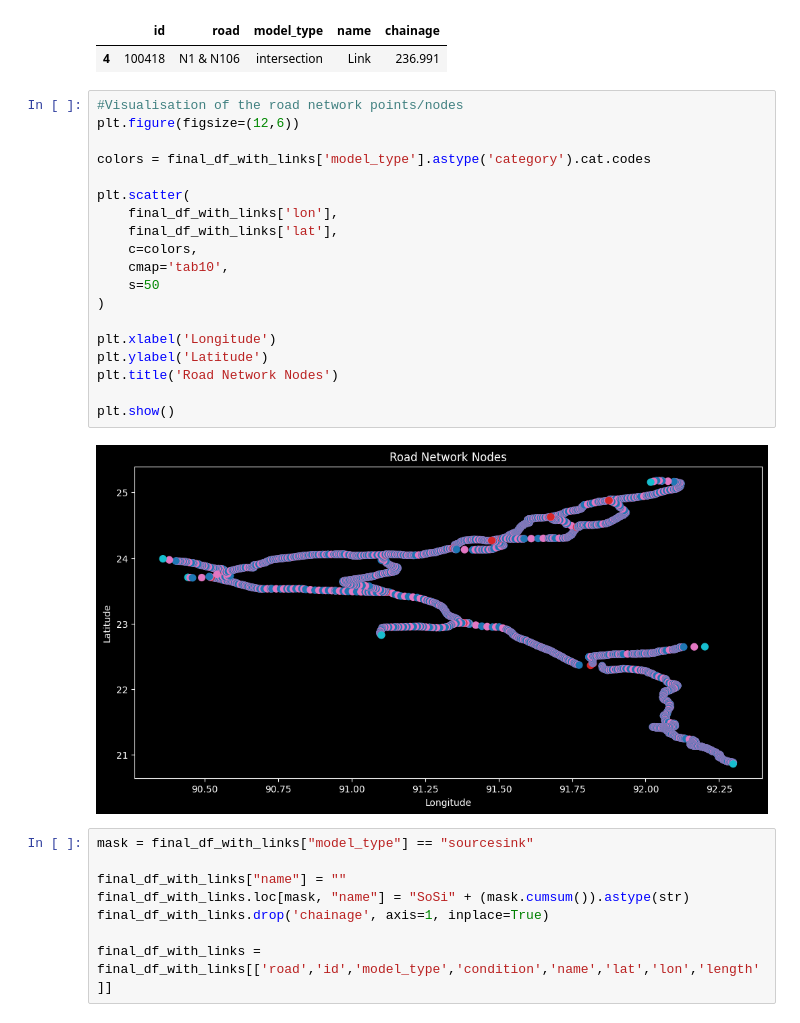
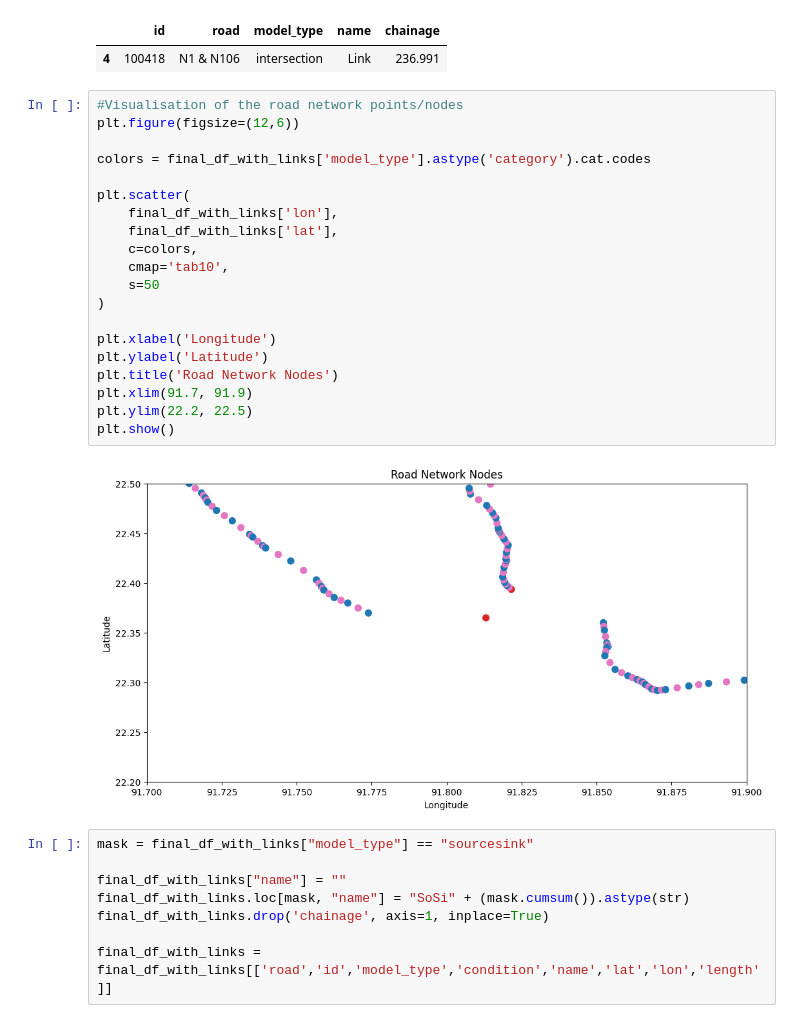
Before and after one commit to nielsvdd42/EPA133A-Advanced-Simulation-Group-1, a Jupyter notebook: EPA133a-G01-A3/data_FINALFINAL.ipynb, the cells around one changed output. Cells and saved outputs as stored; diff of their text form.

```diff
--- a/EPA133a-G01-A3/data_FINALFINAL.ipynb
+++ b/EPA133a-G01-A3/data_FINALFINAL.ipynb
@@ -564,24 +579,25 @@ display(overzicht_tabel[overzicht_tabel['road'].str.contains('N106')])
 # %%
 #Visualisation of the road network points/nodes
 plt.figure(figsize=(12,6))
 
 colors = final_df_with_links['model_type'].astype('category').cat.codes
 
 plt.scatter(
     final_df_with_links['lon'],
     final_df_with_links['lat'],
     c=colors,
     cmap='tab10',
     s=50
 )
 
 plt.xlabel('Longitude')
 plt.ylabel('Latitude')
 plt.title('Road Network Nodes')
-
+plt.xlim(91.7, 91.9)
+plt.ylim(22.2, 22.5)
 plt.show()
 # %% [output]
-[figure, old version]
+[figure, new version]
 # %%
 mask = final_df_with_links["model_type"] == "sourcesink"
 
```
Also changed, not shown: parts of 5 cells of this notebook, 2 other files.
